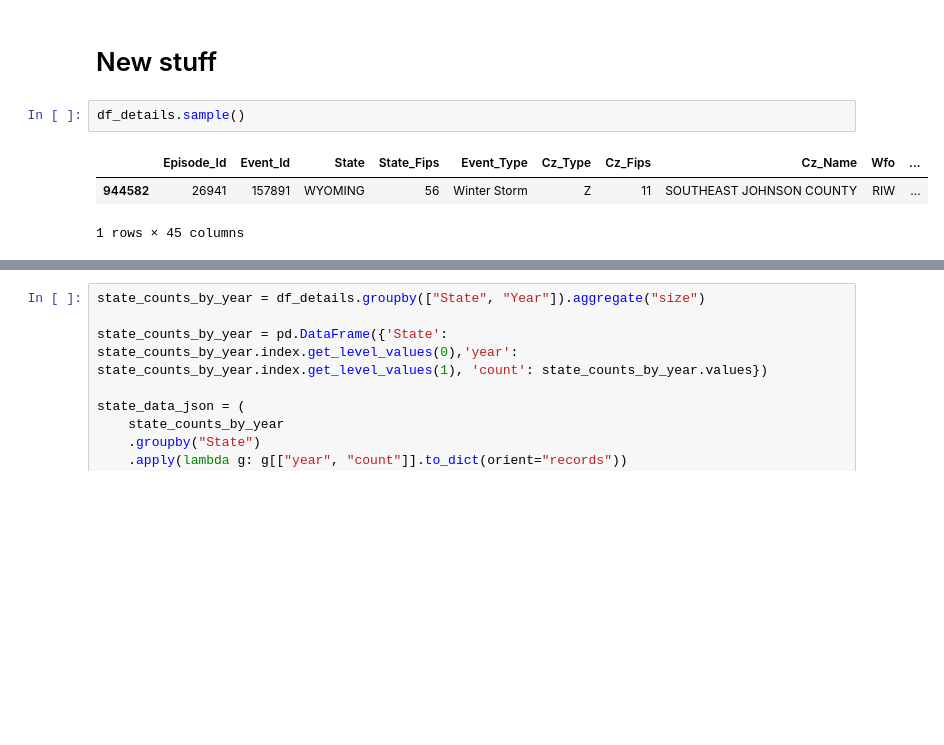
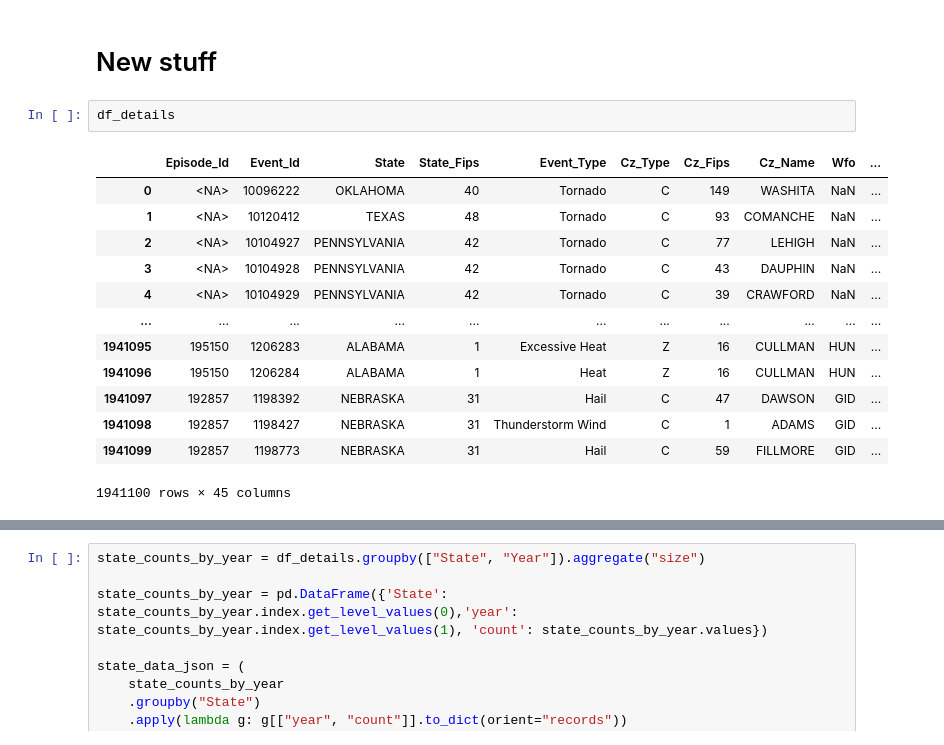
Before and after one commit to com-480-data-visualization/com-480-project-ca_roille_aux_states, a Jupyter notebook: milestone2/EDA.ipynb, the cells around one changed output, grey strips where cells are left out. Saved outputs shown, nothing was run; the diff lists cells and outputs as text; blank space fills up the shorter version.

```diff
--- a/milestone2/EDA.ipynb
+++ b/milestone2/EDA.ipynb
@@ -425,8 +449,18 @@ plt.show()
 # %% [markdown]
 # New stuff
 # %%
-df_details.sample()
+df_details
 # %% [output]
 |  | Episode_Id | Event_Id | State | State_Fips | Event_Type | Cz_Type | Cz_Fips | Cz_Name | Wfo | ... |
-| 944582 | 26941 | 157891 | WYOMING | 56 | Winter Storm | Z | 11 | SOUTHEAST JOHNSON COUNTY | RIW | ... |
+| 0 | <NA> | 10096222 | OKLAHOMA | 40 | Tornado | C | 149 | WASHITA | NaN | ... |
+| 1 | <NA> | 10120412 | TEXAS | 48 | Tornado | C | 93 | COMANCHE | NaN | ... |
+| 2 | <NA> | 10104927 | PENNSYLVANIA | 42 | Tornado | C | 77 | LEHIGH | NaN | ... |
+| 3 | <NA> | 10104928 | PENNSYLVANIA | 42 | Tornado | C | 43 | DAUPHIN | NaN | ... |
+| 4 | <NA> | 10104929 | PENNSYLVANIA | 42 | Tornado | C | 39 | CRAWFORD | NaN | ... |
+| ... | ... | ... | ... | ... | ... | ... | ... | ... | ... | ... |
+| 1941095 | 195150 | 1206283 | ALABAMA | 1 | Excessive Heat | Z | 16 | CULLMAN | HUN | ... |
+| 1941096 | 195150 | 1206284 | ALABAMA | 1 | Heat | Z | 16 | CULLMAN | HUN | ... |
+| 1941097 | 192857 | 1198392 | NEBRASKA | 31 | Hail | C | 47 | DAWSON | GID | ... |
+| 1941098 | 192857 | 1198427 | NEBRASKA | 31 | Thunderstorm Wind | C | 1 | ADAMS | GID | ... |
+| 1941099 | 192857 | 1198773 | NEBRASKA | 31 | Hail | C | 59 | FILLMORE | GID | ... |
-1 rows × 45 columns
+1941100 rows × 45 columns
```
Also changed, not shown: parts of 11 cells of this notebook, 6 other files.
